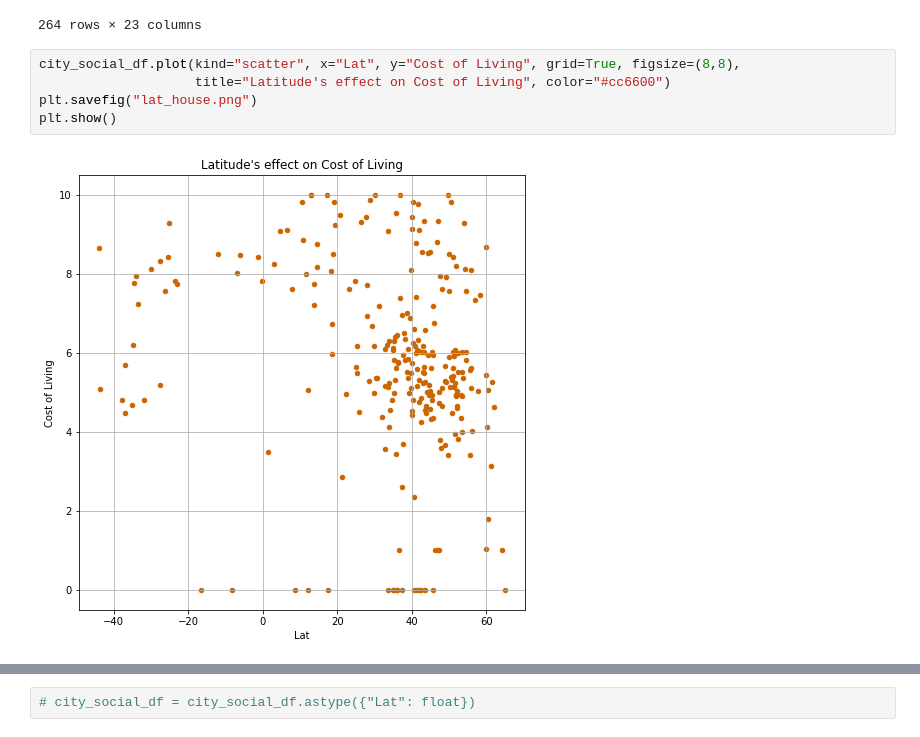
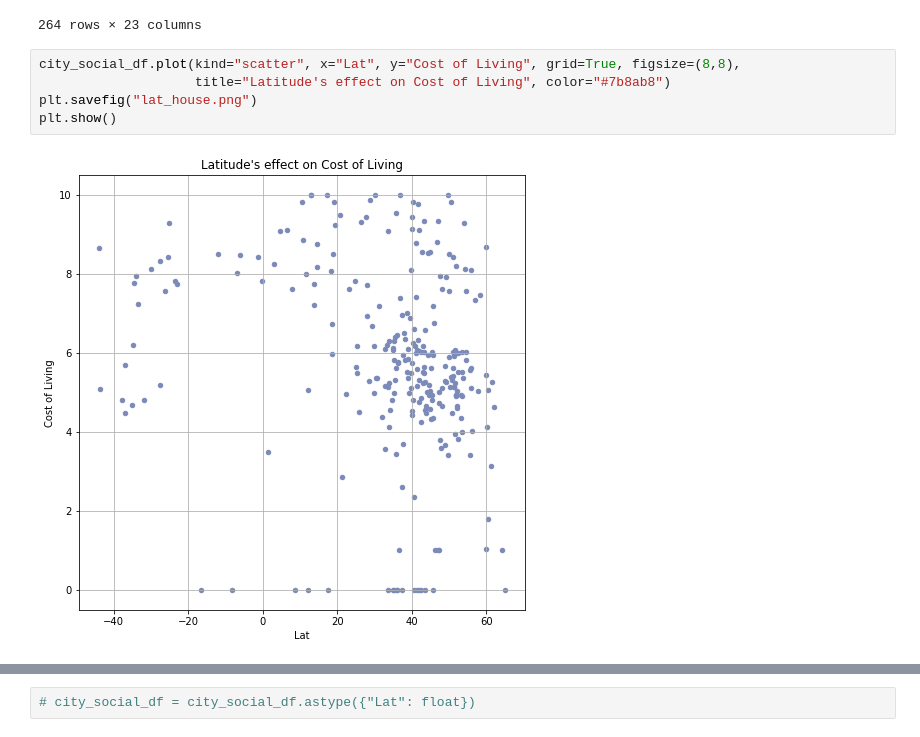
Before and after one commit to mdebone/Web-Design-Challenge, a Jupyter notebook: Resources/weather_data.ipynb, the cells around one changed output, grey strips where cells are left out. Drawn from its saved outputs; the diff is of its cells as text.

```diff
--- a/Resources/weather_data.ipynb
+++ b/Resources/weather_data.ipynb
@@ -69,11 +70,11 @@ city_social_df.head(264)
 264 rows × 23 columns
 # %%
 city_social_df.plot(kind="scatter", x="Lat", y="Cost of Living", grid=True, figsize=(8,8),
-                    title="Latitude's effect on Cost of Living", color="#cc6600")
+                    title="Latitude's effect on Cost of Living", color="#7b8ab8")
 plt.savefig("lat_house.png")
 plt.show()
 # %% [output]
-[figure, old version]
+[figure, new version]
 # %%
 city_social_df.dtypes
 # %% [output]
```
Also changed, not shown: parts of 18 cells of this notebook, 19 other files.
